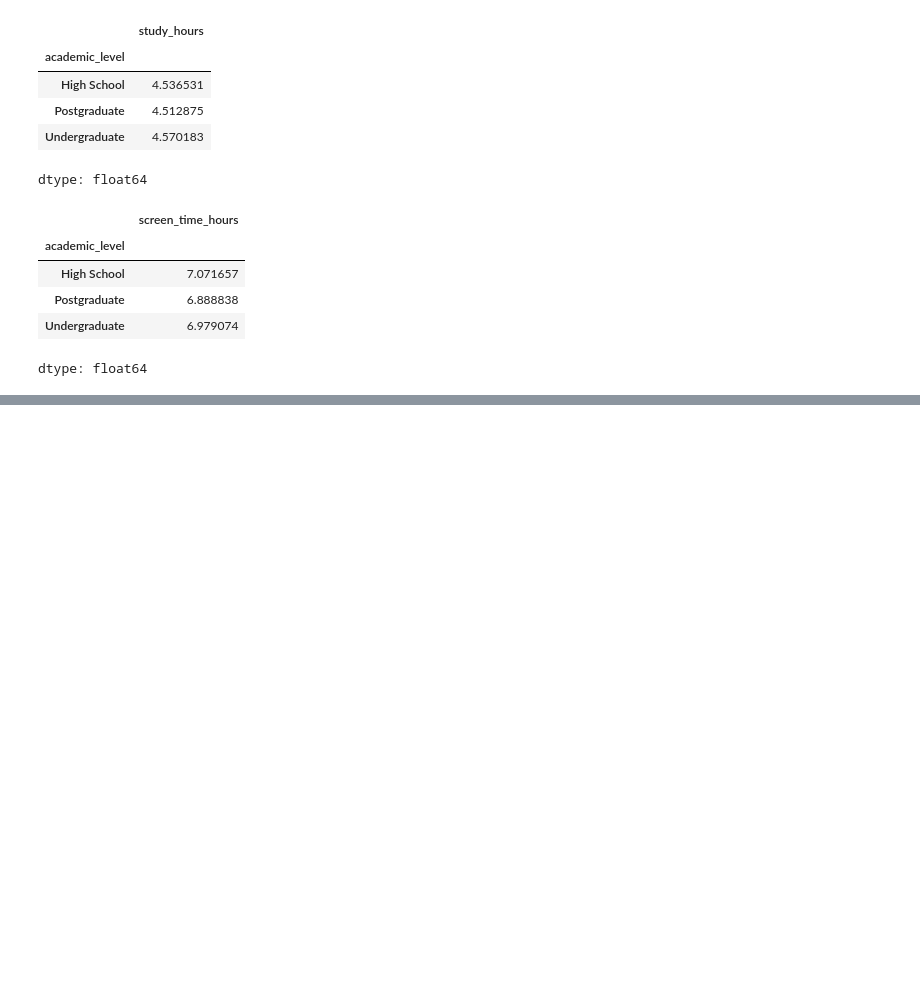
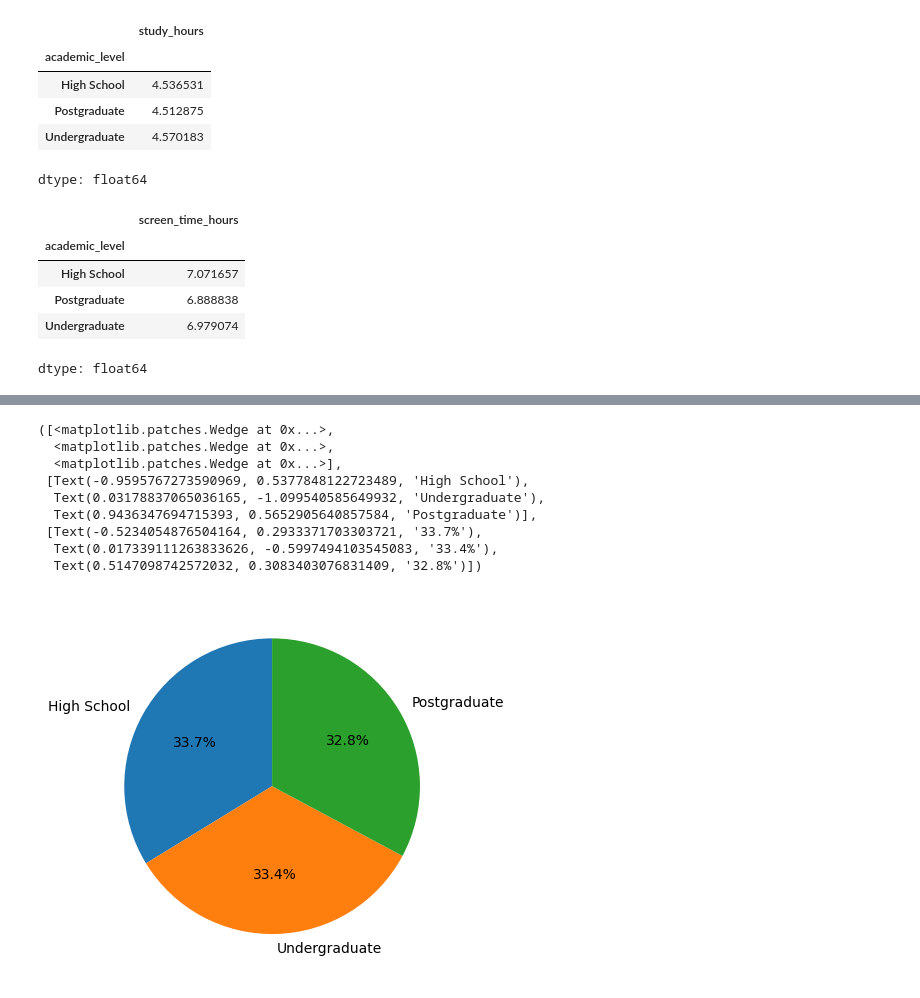
Before and after one commit to jaysuryavanshi378/Simple_Python_Programs, a Jupyter notebook: Assignment5.ipynb, the cells around one changed output, grey strips where cells are left out. Cells and saved outputs as stored; diff of their text form; code cells hidden in the pictures; blank space fills up the shorter version.

```diff
--- a/Assignment5.ipynb
+++ b/Assignment5.ipynb
@@ -123,0 +133,14 @@ dtype: float64
+# %%
+plt.pie(df['academic_level'].value_counts(), labels=df['academic_level'].unique(), autopct='%1.1f%%',
+        startangle=90)
+# %% [output]
+([<matplotlib.patches.Wedge at 0x...>,
+  <matplotlib.patches.Wedge at 0x...>,
+  <matplotlib.patches.Wedge at 0x...>],
+ [Text(-0.9595767273590969, 0.5377848122723489, 'High School'),
+  Text(0.03178837065036165, -1.099540585649932, 'Undergraduate'),
+  Text(0.9436347694715393, 0.5652905640857584, 'Postgraduate')],
+ [Text(-0.5234054876504164, 0.2933371703303721, '33.7%'),
+  Text(0.017339111263833626, -0.5997494103545083, '33.4%'),
+  Text(0.5147098742572032, 0.3083403076831409, '32.8%')])
+[figure, added]
```
Also changed, not shown: parts of 3 cells of this notebook.
